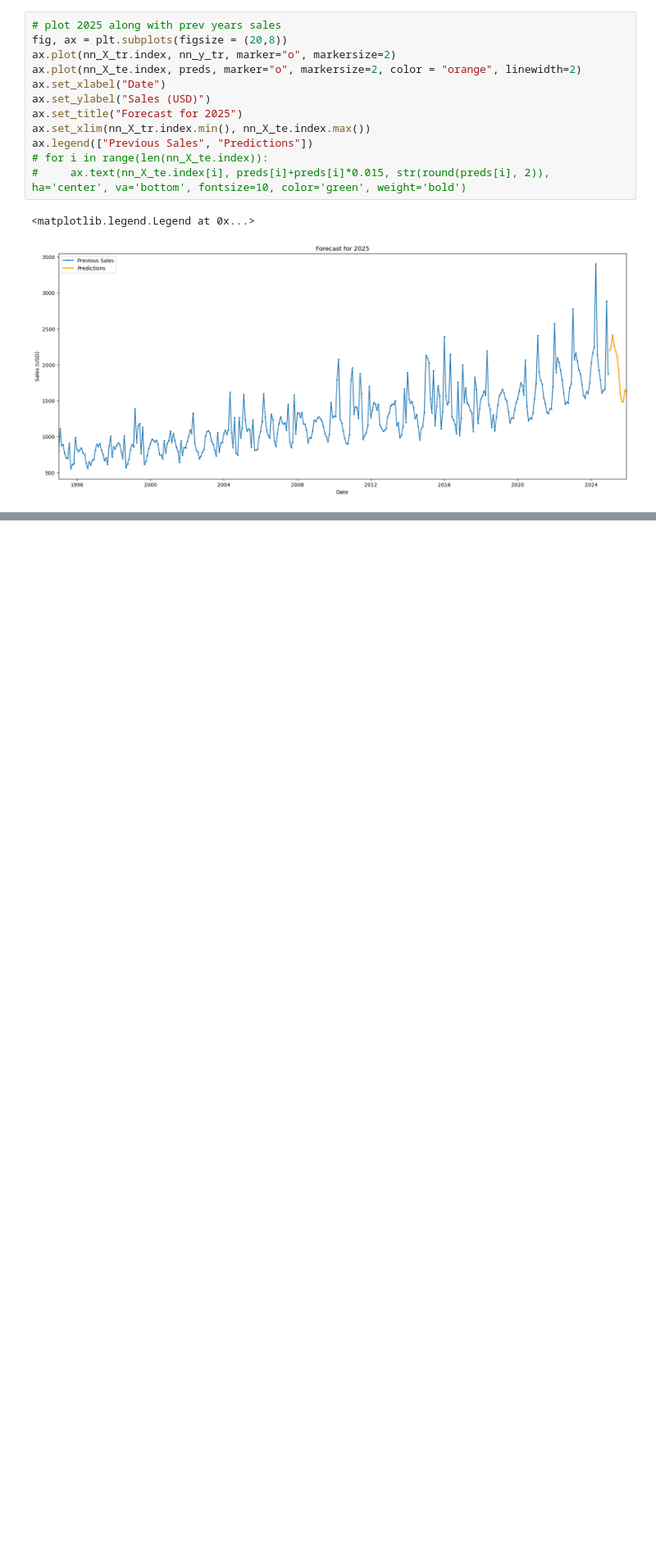
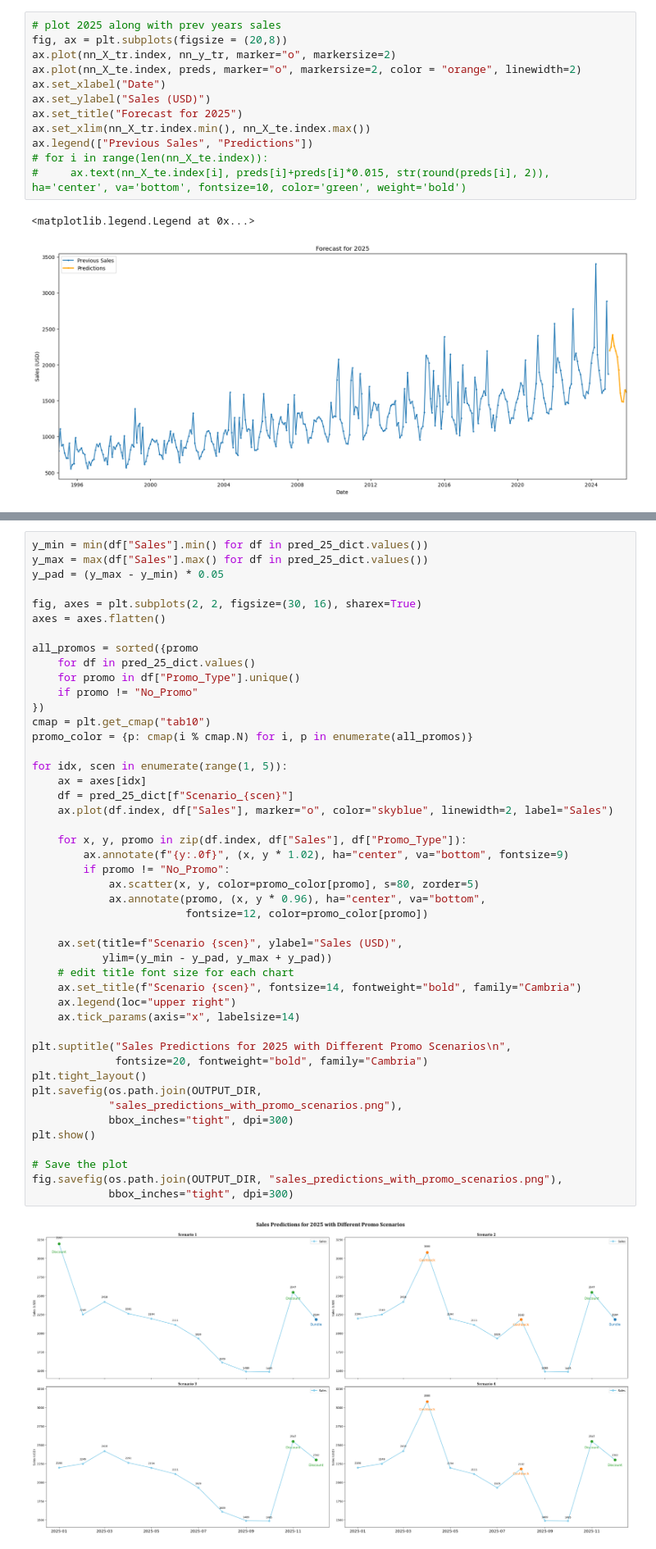
Before and after one commit to Minh-Nguyen-0401/Business-Analytics-Assignment, a Jupyter notebook: forecast_25.ipynb, the cells around one changed output, grey strips where cells are left out. Shown at 82% size. Drawn from its saved outputs; the diff is of its cells as text; blank space fills up the shorter version.

```diff
--- a/forecast_25.ipynb
+++ b/forecast_25.ipynb
@@ -244,2 +242,50 @@ for i in range(len(nn_X_te.index)):
+# %%
+y_min = min(df["Sales"].min() for df in pred_25_dict.values())
+y_max = max(df["Sales"].max() for df in pred_25_dict.values())
+y_pad = (y_max - y_min) * 0.05
+
+fig, axes = plt.subplots(2, 2, figsize=(30, 16), sharex=True)
+axes = axes.flatten()
+
+all_promos = sorted({promo
+    for df in pred_25_dict.values()
+    for promo in df["Promo_Type"].unique()
+    if promo != "No_Promo"
+})
+cmap = plt.get_cmap("tab10")
+promo_color = {p: cmap(i % cmap.N) for i, p in enumerate(all_promos)}
+
+for idx, scen in enumerate(range(1, 5)):
+    ax = axes[idx]
+    df = pred_25_dict[f"Scenario_{scen}"]
+    ax.plot(df.index, df["Sales"], marker="o", color="skyblue", linewidth=2, label="Sales")
+
+    for x, y, promo in zip(df.index, df["Sales"], df["Promo_Type"]):
+        ax.annotate(f"{y:.0f}", (x, y * 1.02), ha="center", va="bottom", fontsize=9)
+        if promo != "No_Promo":
+            ax.scatter(x, y, color=promo_color[promo], s=80, zorder=5)
+            ax.annotate(promo, (x, y * 0.96), ha="center", va="bottom",
+                        fontsize=12, color=promo_color[promo])
+
+    ax.set(title=f"Scenario {scen}", ylabel="Sales (USD)",
+           ylim=(y_min - y_pad, y_max + y_pad))
+    # edit title font size for each chart
+    ax.set_title(f"Scenario {scen}", fontsize=14, fontweight="bold", family="Cambria")
+    ax.legend(loc="upper right")
+    ax.tick_params(axis="x", labelsize=14)
+
+plt.suptitle("Sales Predictions for 2025 with Different Promo Scenarios\n",
+             fontsize=20, fontweight="bold", family="Cambria")
+plt.tight_layout()
+plt.savefig(os.path.join(OUTPUT_DIR,
+            "sales_predictions_with_promo_scenarios.png"),
+            bbox_inches="tight", dpi=300)
+plt.show()
+
+# Save the plot
+fig.savefig(os.path.join(OUTPUT_DIR, "sales_predictions_with_promo_scenarios.png"),
+            bbox_inches="tight", dpi=300)
+# %% [output]
+[figure, added]
 # %%
 # plot 2025 along with prev years sales
```
Also changed, not shown: parts of 13 cells of this notebook, 12 other files.
